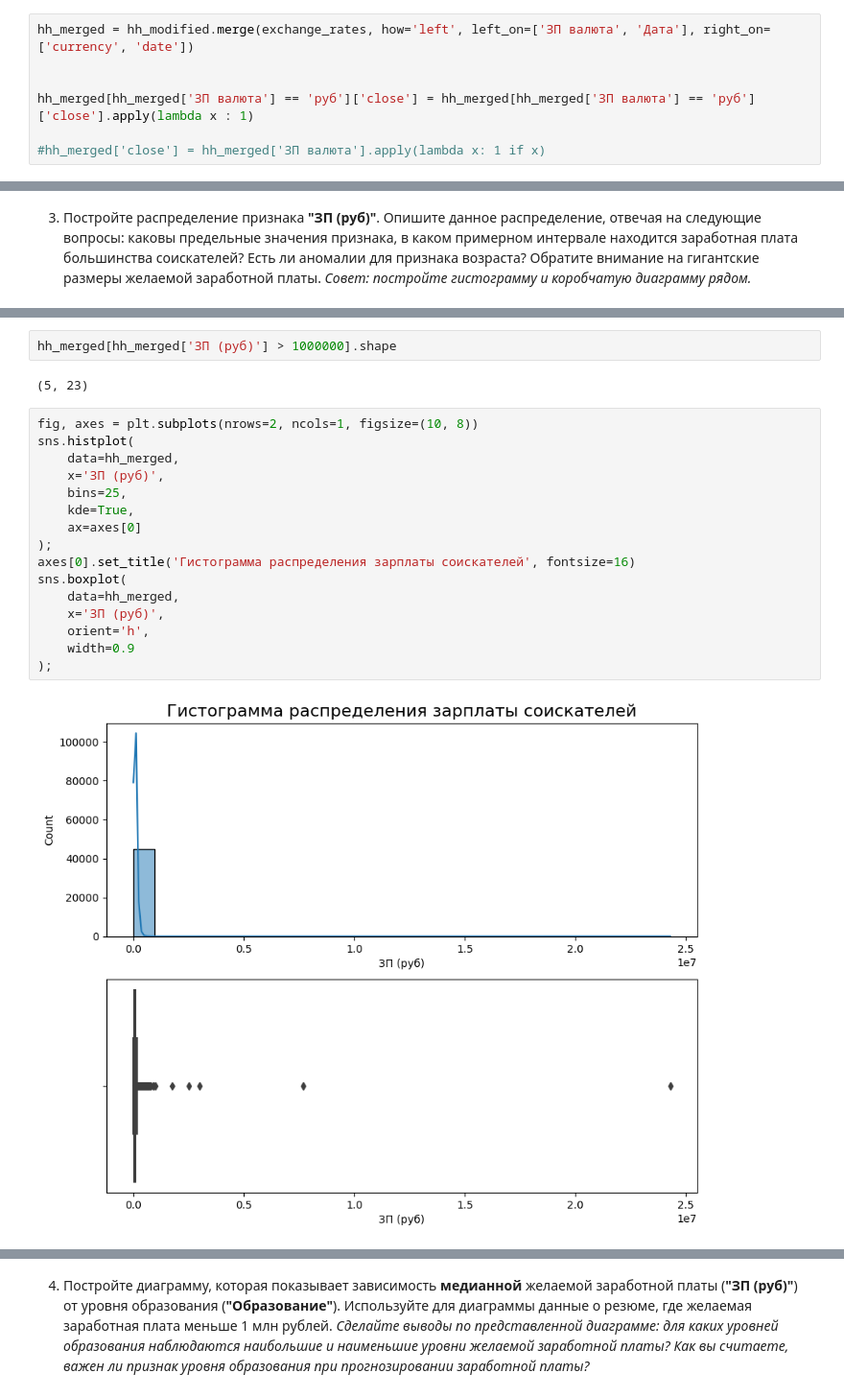
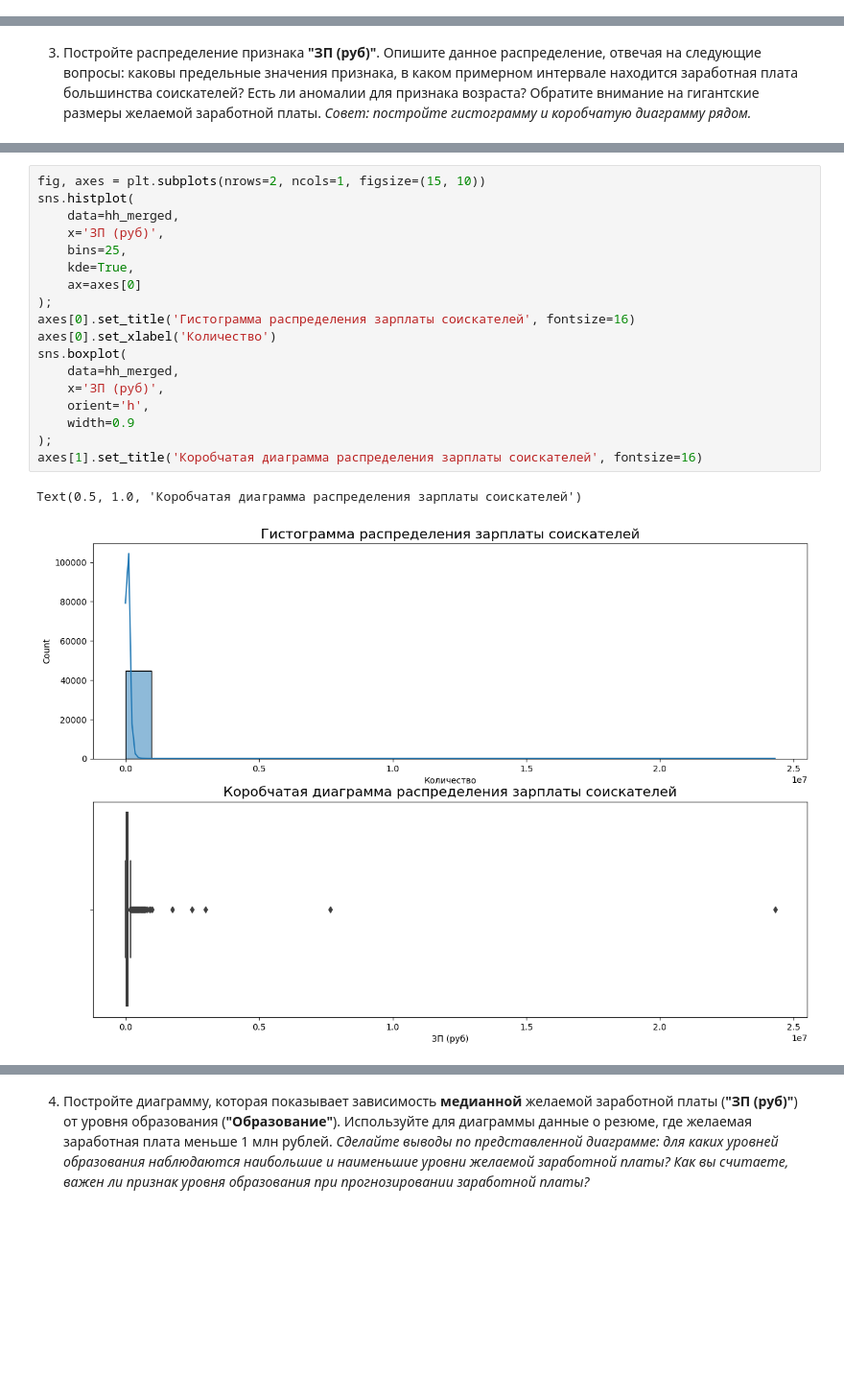
Before and after one commit to UlyanaMint/SkillFactory_DS, a Jupyter notebook: SkillFactory/DataScience/Projects/Project_1/Project-1. Ноутбук-шаблон.ipynb, the cells around one changed output, grey strips where cells are left out. Shown: that part at 96% size. Cells and saved outputs as stored; diff of their text form; blank space fills up the shorter version.

```diff
--- a/SkillFactory/DataScience/Projects/Project_1/Project-1. Ноутбук-шаблон.ipynb
+++ b/SkillFactory/DataScience/Projects/Project_1/Project-1. Ноутбук-шаблон.ipynb
@@ -665,7 +575,0 @@ hh_modified.head()
-# %%
-hh_merged = hh_modified.merge(exchange_rates, how='left', left_on=['ЗП валюта', 'Дата'], right_on=['currency', 'date'])
-
-
-hh_merged[hh_merged['ЗП валюта'] == 'руб']['close'] = hh_merged[hh_merged['ЗП валюта'] == 'руб']['close'].apply(lambda x : 1)
-
-#hh_merged['close'] = hh_merged['ЗП валюта'].apply(lambda x: 1 if x)
@@ -848,23 +652,22 @@ memory usage: 4.6+ MB
-# %%
-hh_merged[hh_merged['ЗП (руб)'] > 1000000].shape
-# %% [output]
-(5, 23)
 # %%
-fig, axes = plt.subplots(nrows=2, ncols=1, figsize=(10, 8))
+fig, axes = plt.subplots(nrows=2, ncols=1, figsize=(15, 10))
 sns.histplot(
     data=hh_merged,
     x='ЗП (руб)',
     bins=25,
     kde=True,
     ax=axes[0]
 );
 axes[0].set_title('Гистограмма распределения зарплаты соискателей', fontsize=16)
+axes[0].set_xlabel('Количество')
 sns.boxplot(
     data=hh_merged,
     x='ЗП (руб)',
     orient='h',
     width=0.9
 );
+axes[1].set_title('Коробчатая диаграмма распределения зарплаты соискателей', fontsize=16)
 # %% [output]
+Text(0.5, 1.0, 'Коробчатая диаграмма распределения зарплаты соискателей')
-[figure, old version]
+[figure, new version]
 # %% [markdown]
```
Also changed, not shown: parts of 48 cells of this notebook.
